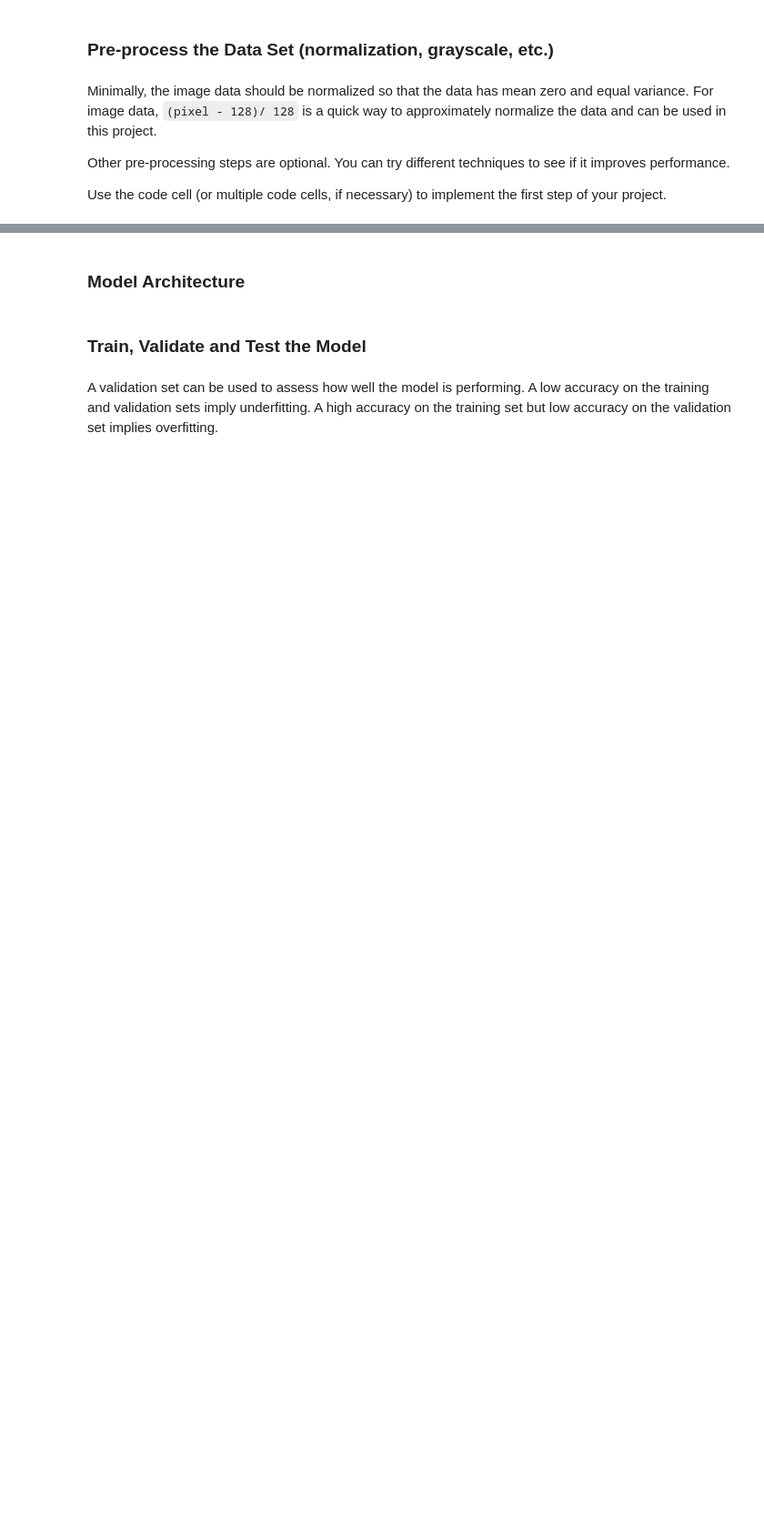
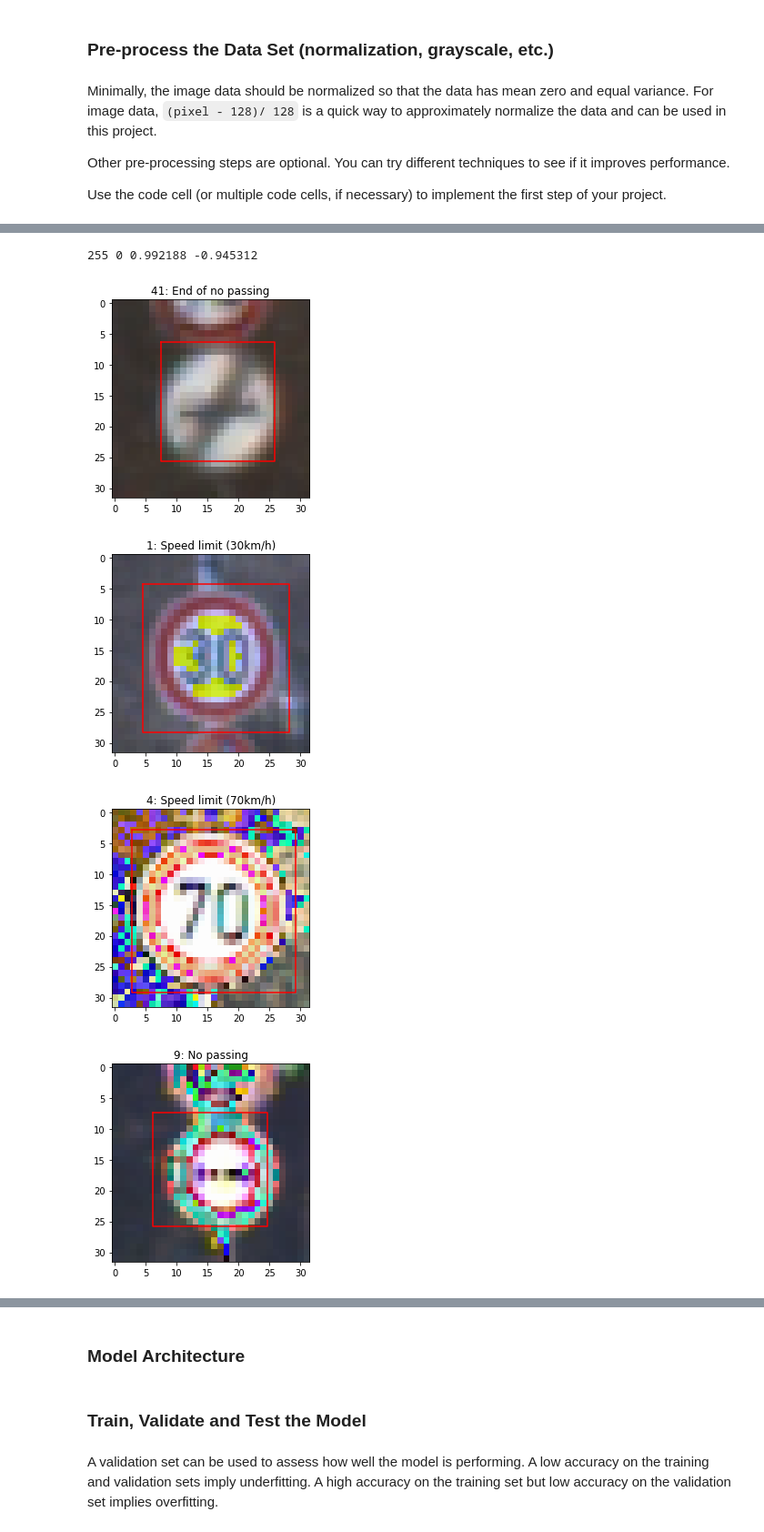
Before and after one commit to ysono/CarND-T1P2-Traffic-Sign-Classifier-Project, a Jupyter notebook: Traffic_Sign_Classifier.ipynb, the cells around one changed output, grey strips where cells are left out. Shown at 91% size. Drawn from its saved outputs; the diff is of its cells as text; code cells hidden in the pictures; blank space fills up the shorter version.

```diff
--- a/Traffic_Sign_Classifier.ipynb
+++ b/Traffic_Sign_Classifier.ipynb
@@ -169,5 +199,14 @@ figs_garbage.extend(visualize_training_images(pre_proc_images_gray(X_train)[:,:,
 # %%
 def pre_proc_images_normalize(images):
     return (images.astype(np.float32) - 128) / 128
 
-figs_garbage.extend(visualize_training_images(pre_proc_images_normalize(X_train), vmin=-1, vmax=1))
+temp_dataset = sample_dataset(train, 4000)
+temp_dataset['features'] = pre_proc_images_normalize(temp_dataset['features'])
+print(train['features'].max(), train['features'].min(), temp_dataset['features'].max(), temp_dataset['features'].min())
+figs_garbage.extend(visualize_dataset(temp_dataset, vmin=-1.0, vmax=1.0))
+# %% [output]
+255 0 0.992188 -0.945312
+[figure, added]
+[figure, added]
+[figure, added]
+[figure, added]
```
Also changed, not shown: parts of 17 cells of this notebook.
